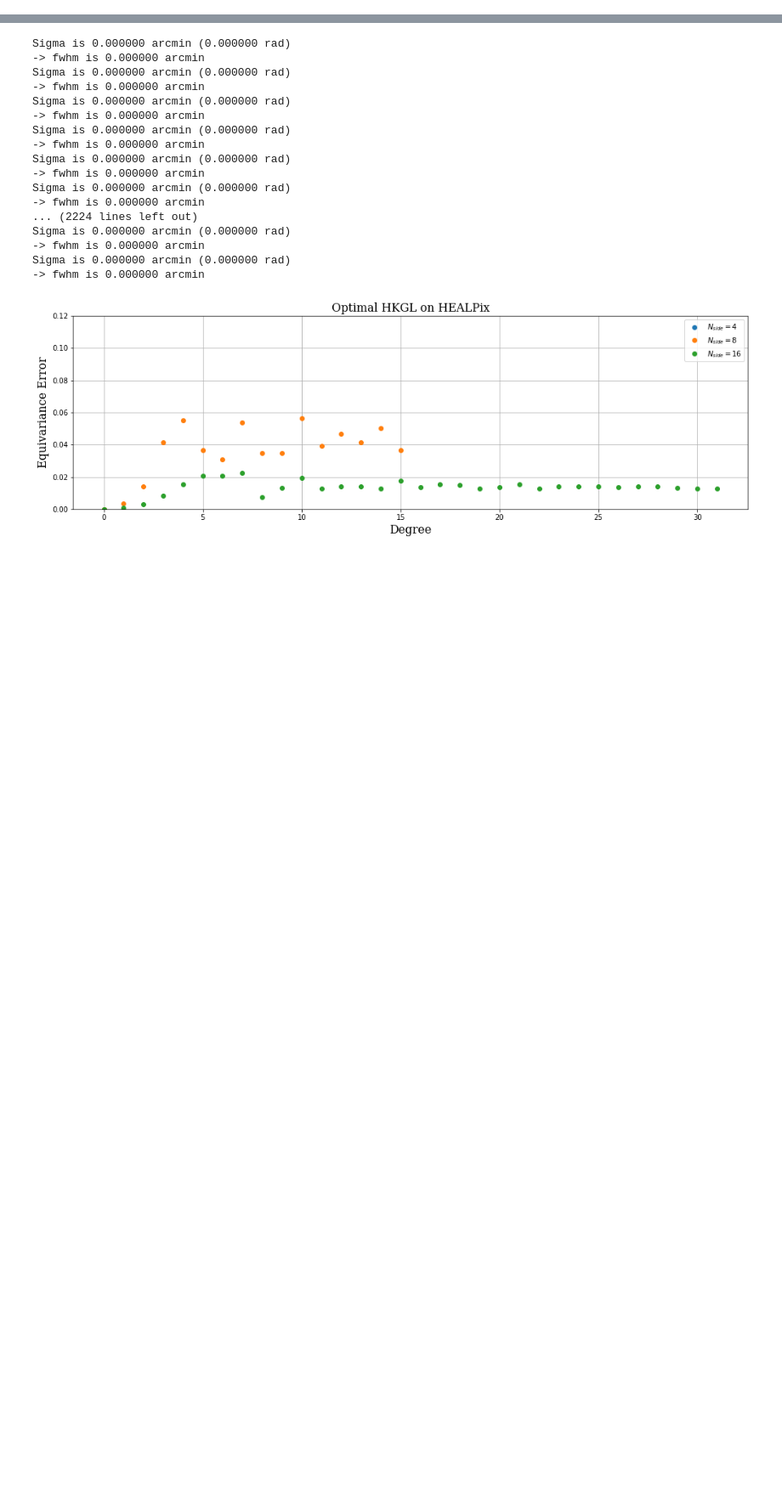
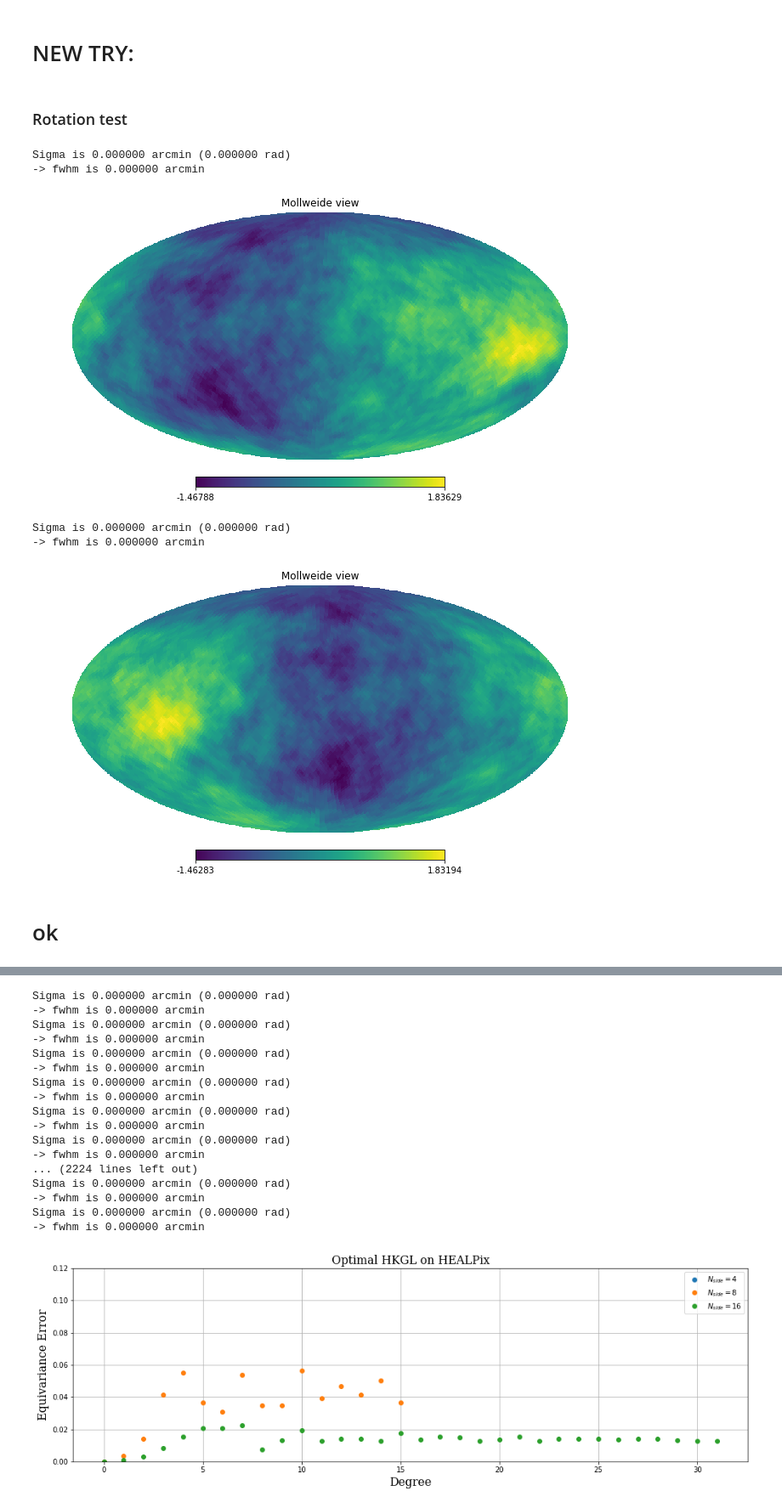
Before and after one commit to MartMilani/PDM, a Jupyter notebook: codes/06.Equivariance_error/HEALPix_equivariance_error.ipynb, the cells around one changed output, grey strips where cells are left out. Shown at 85% size. Cells and saved outputs as stored; diff of their text form; code cells hidden in the pictures; blank space fills up the shorter version.

```diff
--- a/codes/06.Equivariance_error/HEALPix_equivariance_error.ipynb
+++ b/codes/06.Equivariance_error/HEALPix_equivariance_error.ipynb
@@ -169,3 +106,5 @@ font = {'family': 'serif',
         'weight': 'normal',
         'size': 16,
         }
+# %% [markdown]
+# NEW TRY:
@@ -171,0 +180,25 @@ font = {'family': 'serif',
+# %% [markdown]
+### Rotation test
+# %%
+nside=32
+lmax = 3*nside-1
+degrees = np.arange(lmax+1, dtype=float)
+degrees[0] = np.inf
+power = degrees**(-3) ## just for plotting
+
+hmap = hp.sphtfunc.synfast(power, nside=nside)
+hp.visufunc.mollview(hmap)
+plt.show()
+
+rot = hp.rotator.Rotator(rot=[100,0, 0])
+R_hmap = rot.rotate_map_alms(hmap)
+hp.visufunc.mollview(R_hmap)
+# %% [output]
+Sigma is 0.000000 arcmin (0.000000 rad)
+-> fwhm is 0.000000 arcmin
+[figure, added]
+Sigma is 0.000000 arcmin (0.000000 rad)
+-> fwhm is 0.000000 arcmin
+[figure, added]
+# %% [markdown]
+# ok
```
Also changed, not shown: parts of 7 cells of this notebook, 24 other files.
